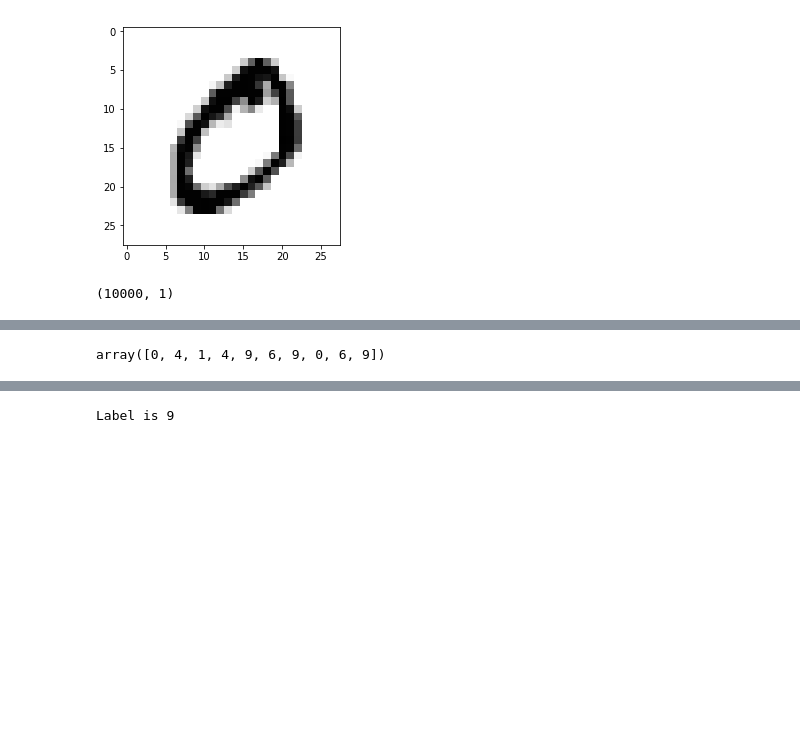
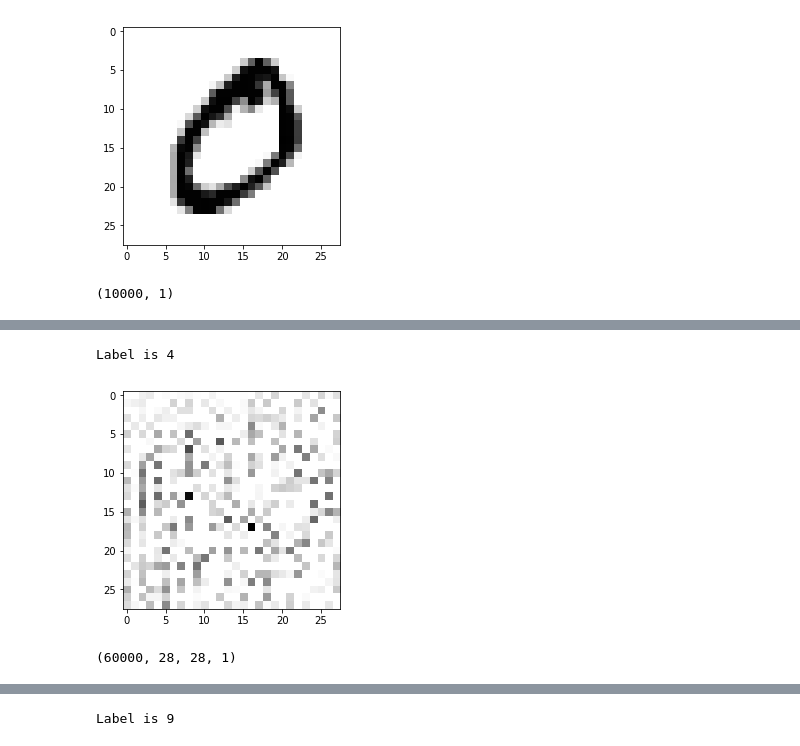
Before and after one commit to chidperi/mnist, a Jupyter notebook: Untitled.ipynb, the cells around one changed output, grey strips where cells are left out. Saved outputs shown, nothing was run; the diff lists cells and outputs as text; code cells hidden in the pictures; blank space fills up the shorter version.

```diff
--- a/Untitled.ipynb
+++ b/Untitled.ipynb
@@ -208,4 +73,26 @@ model2.evaluate(test_images,test_labels_oh)
-# %%
-mnist_data.Y_labels(predictions)
-# %% [output]
-array([0, 4, 1, 4, 9, 6, 9, 0, 6, 9])
+# %%
+def generate_noise(samples, data):
+    noise = np.random.random((samples,data))*50
+    softmax_noise = np.exp(noise)
+    softmax_noise = softmax_noise/softmax_noise.sum(axis=1, keepdims=True)
+    return softmax_noise
+
+noise = generate_noise(60000,10)
+
+def generate_image_labels(generator, noise):
+    generator.model.compile(optimizer='Adam',loss='categorical_crossentropy')
+    generator_images = generator.model.predict(noise)
+    generator_labels=np.argmax(noise, axis=1).reshape(-1,1)
+    generate_images = mnist_data.X_denormalize(generator_images)
+
+    return generator_images, generator_labels
+
+generator_images, generator_labels = generate_image_labels(generator, noise)
+mnist_data.show_image(images=generator_images, index=5, labels=generator_labels)
+# %% [output]
+Label is 4
+[figure, added]
+# %%
+training_images.shape
+# %% [output]
+(60000, 28, 28, 1)
```
Also changed, not shown: parts of 25 cells of this notebook, 2 other files.
